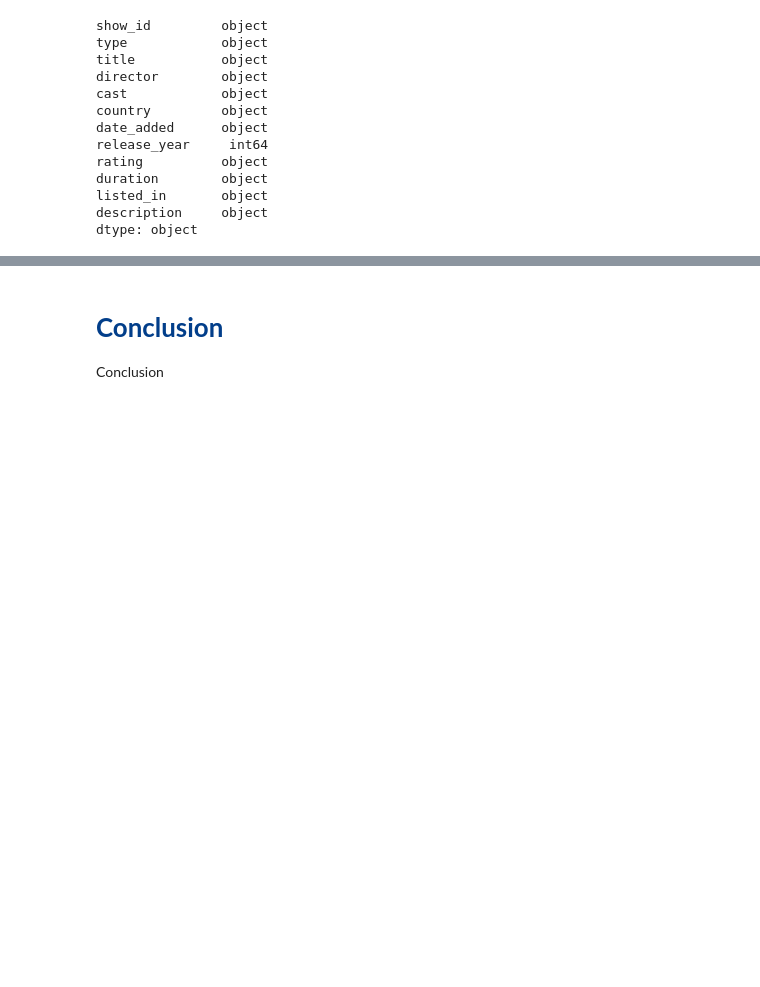
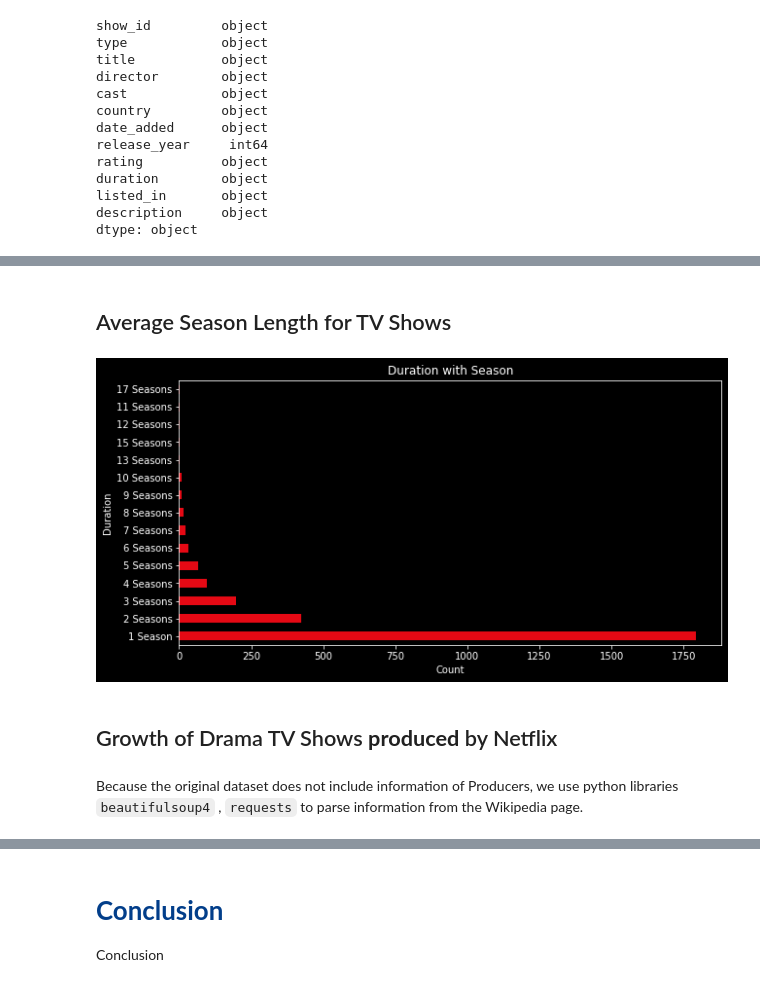
Before and after one commit to bhagirathbhard/Analysis-Netflix-Content-Library, a Jupyter notebook: A7_Netflix_Content_Analysis.ipynb, the cells around one changed output, grey strips where cells are left out. Cells and saved outputs as stored; diff of their text form; code cells hidden in the pictures; blank space fills up the shorter version.

```diff
--- a/A7_Netflix_Content_Analysis.ipynb
+++ b/A7_Netflix_Content_Analysis.ipynb
@@ -358,0 +352,18 @@ Are they producing more seasons for their original shows now?
+# %% [markdown]
+## Average Season Length for TV Shows
+# %%
+#Remove NaN from duration
+netflix_ds['duration'].replace('NaN', '0 min', inplace=True)
+#Plot value from duration column that includes the word season
+netflix_ds[netflix_ds['duration'].str.contains('Season',na=False)]['duration'].value_counts().plot(kind='barh', figsize=(10,5), color='#E50914')
+#Labeling
+plt.title('Duration with Season')
+plt.xlabel('Count')
+plt.ylabel('Duration')
+plt.show()
+# %% [output]
+[figure, added]
+# %% [markdown]
+## Growth of Drama TV Shows **produced** by Netflix
+# %% [markdown]
+Because the original dataset does not include information of Producers, we use python libraries `beautifulsoup4` , `requests` to parse information from the Wikipedia page.
```
Also changed, not shown: parts of 33 cells of this notebook.
